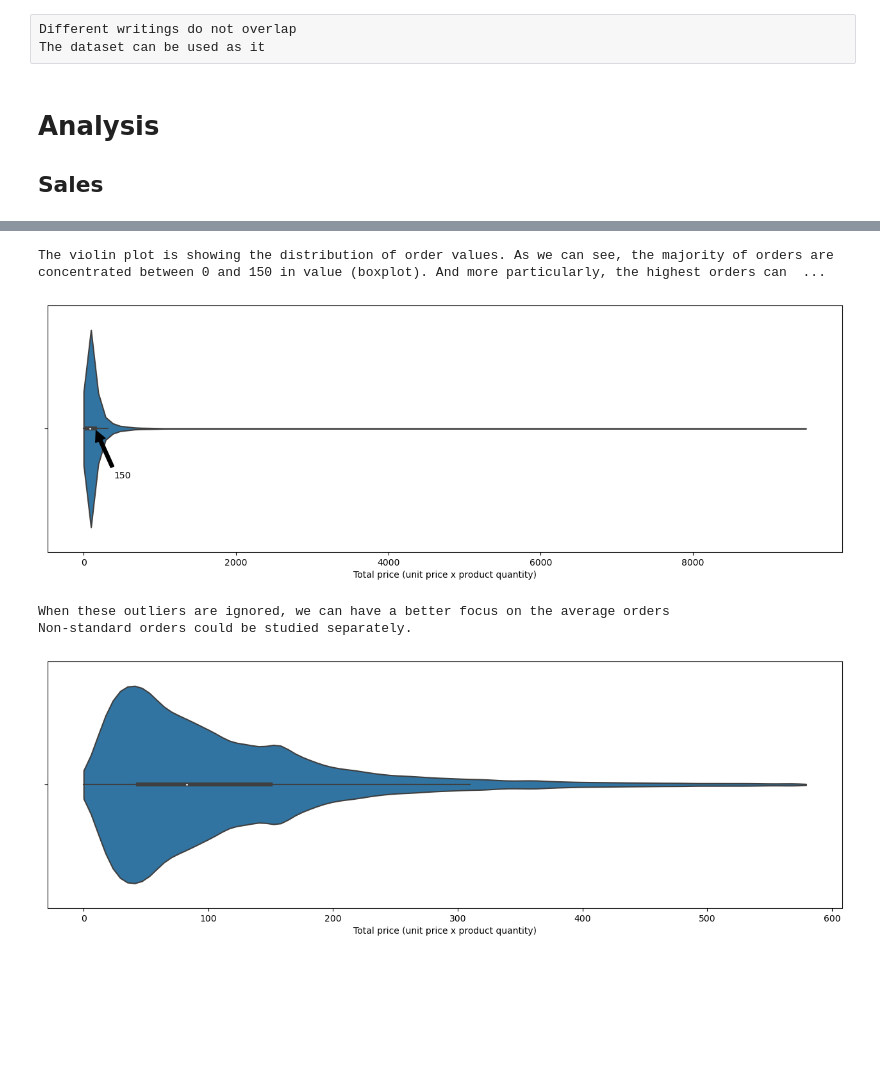
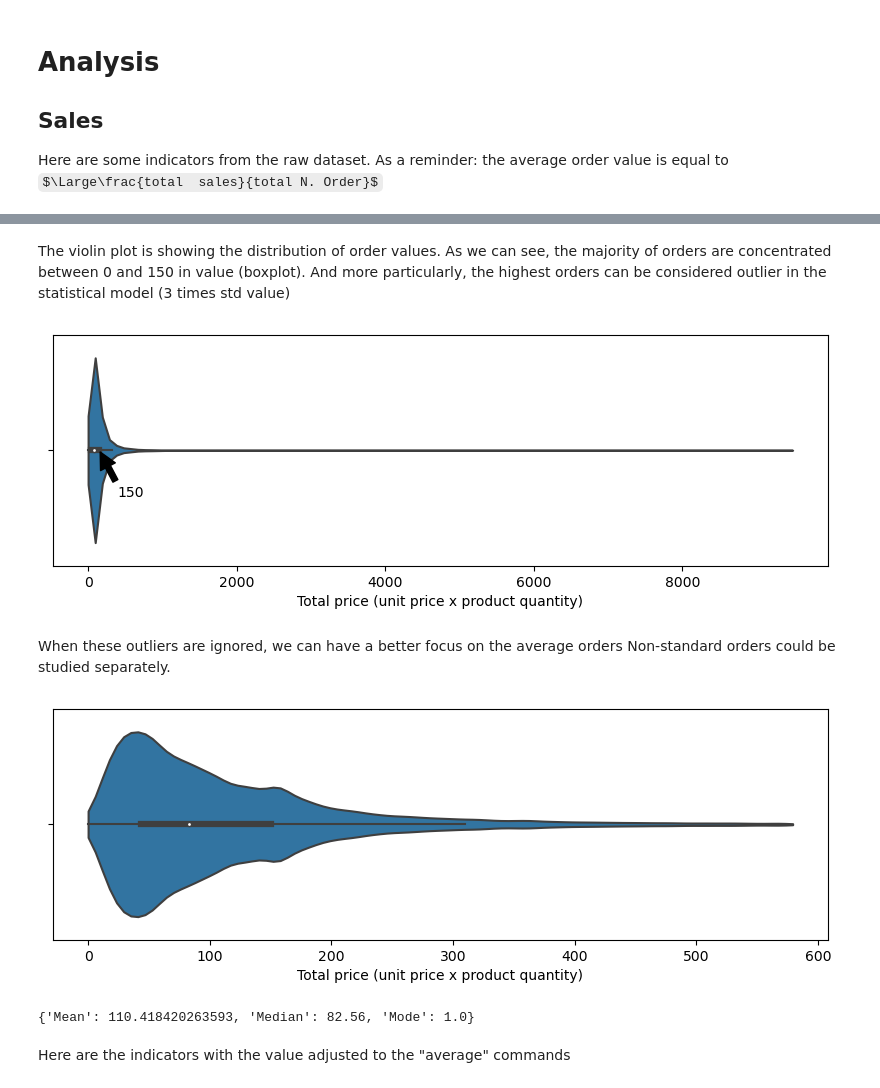
Before and after one commit to Skyman29/Tissot, a Jupyter notebook: Tissot.ipynb, the cells around one changed output, grey strips where cells are left out. Saved outputs shown, nothing was run; the diff lists cells and outputs as text; code cells hidden in the pictures; some formulas as TeX source; blank space fills up the shorter version.

```diff
--- a/Tissot.ipynb
+++ b/Tissot.ipynb
@@ -117,10 +154,10 @@ for col in list(df.select_dtypes(['object']).columns):
-# %% [raw]
-Different writings do not overlap
-The dataset can be used as it
 # %% [markdown]
 # Analysis
 
 ## Sales
+
+Here are some indicators from the raw dataset.
+As a reminder: the average order value is equal to $\Large\frac{total  sales}{total N. Order}$
 # %%
 income = df['Total price (unit price x product quantity)'].sum()
 n_order = len(df['Order Id'].unique())
@@ -154,28 +197,38 @@ fig.add_trace(go.Indicator(
 fig.show()
 # %% [output]
 [interactive output not drawn]
+# %% [markdown]
+The violin plot is showing the distribution of order values. As we can see, the majority of orders are concentrated between 0 and 150 in value (boxplot). And more particularly, the highest orders can be considered outlier in the statistical model (3 times std value)
 # %%
 byOrder = df[['Order Id','Total price (unit price x product quantity)']].groupby('Order Id').sum()
 
-plt.figure(figsize=(16, 5))
+plt.figure(figsize=(10, 3))
 plt.annotate('150', xy=(150, 0), xytext=(400, 0.2),
             arrowprops=dict(facecolor='black', shrink=0.05),
             )
 sns.violinplot(x=byOrder['Total price (unit price x product quantity)'], cut = 0);
-print("The violin plot is showing the distribution of order values. As we can see, the majority of orders are concentrated between 0 and 150 in value (boxplot). And more particularly, the highest orders can be considered outlier in the statistical model (3 times std value)")
 # %% [output]
-The violin plot is showing the distribution of order values. As we can see, the majority of orders are concentrated between 0 and 150 in value (boxplot). And more particularly, the highest orders can  ...
-[figure, old version]
+[figure, new version]
+# %% [markdown]
+When these outliers are ignored, we can have a better focus on the average orders
+Non-standard orders could be studied separately.
 # %%
 byOrder_no_outlier = byOrder[(np.abs(stats.zscore(byOrder)) < 3).all(axis=1)]
-plt.figure(figsize=(16, 5))
-print("When these outliers are ignored, we can have a better focus on the average orders")
-print("Non-standard orders could be studied separately.")
+plt.figure(figsize=(10, 3))
 sns.violinplot(x=byOrder_no_outlier['Total price (unit price x product quantity)'], cut = 0);
 # %% [output]
-When these outliers are ignored, we can have a better focus on the average orders
-Non-standard orders could be studied separately.
-[figure, old version]
+[figure, new version]
+# %%
+CentralTendacy = {}
+CentralTendacy['Mean'] = byOrder_no_outlier['Total price (unit price x product quantity)'].mean()
+CentralTendacy['Median'] = byOrder_no_outlier['Total price (unit price x product quantity)'].median()
+CentralTendacy['Mode'] = byOrder_no_outlier['Total price (unit price x product quantity)'].mode()[0]
+
+# CentralTendacy
+# %% [output]
+{'Mean': 110.418420263593, 'Median': 82.56, 'Mode': 1.0}
+# %% [markdown]
+Here are the indicators with the value adjusted to the "average" commands
 # %%
 fig = go.FigureWidget()
 
```
Also changed, not shown: parts of 25 cells of this notebook.
